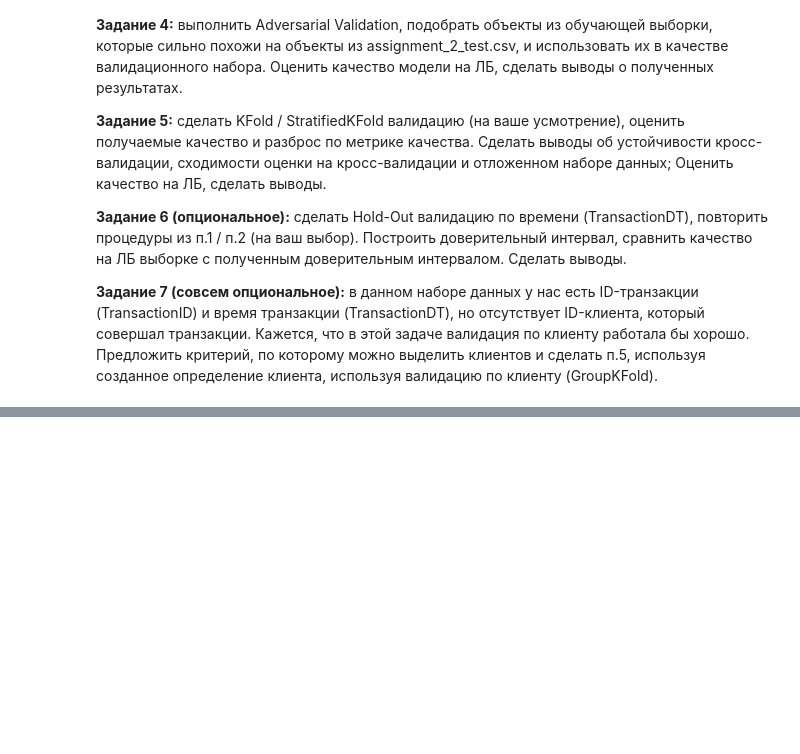
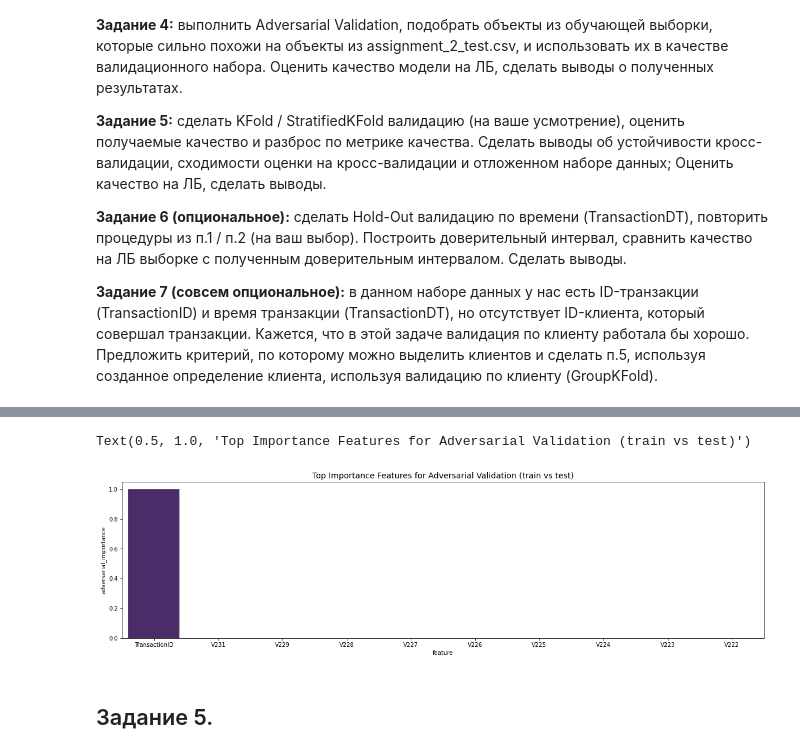
Before and after one commit to lyutov89/Kaggle_platform_GB, a Jupyter notebook: lesson03/HW_3_kaggle.ipynb, the cells around one changed output, grey strips where cells are left out. Saved outputs shown, nothing was run; the diff lists cells and outputs as text; code cells hidden in the pictures; blank space fills up the shorter version.

```diff
--- a/lesson03/HW_3_kaggle.ipynb
+++ b/lesson03/HW_3_kaggle.ipynb
@@ -79,0 +179,3 @@ train_path = '/content/drive/MyDrive/Colab Notebooks/Datasets/Kaggle_course/data
+# %%
+y_lead = test['isFraud']
+x_lead = test.drop('isFraud', axis=1)
@@ -79,0 +258,15 @@ train_path = '/content/drive/MyDrive/Colab Notebooks/Datasets/Kaggle_course/data
+# %%
+x_train, x_valid = train_test_split(
+    data, train_size=0.7, shuffle=True, random_state=1,
+)
+y_train, y_valid = train_test_split(
+    target, train_size=0.7, shuffle=True, random_state=1,
+)
+
+
+x_valid, x_test = train_test_split(
+    x_valid, train_size=0.7, shuffle=True, random_state=42
+)
+y_valid, y_test = train_test_split(
+    y_valid, train_size=0.7, shuffle=True, random_state=42
+)
@@ -79,0 +502,9 @@ train_path = '/content/drive/MyDrive/Colab Notebooks/Datasets/Kaggle_course/data
+# %%
+x_adv = pd.concat([
+    x_train, x_lead], axis=0
+)
+y_adv = np.hstack((np.zeros(x_train.shape[0]), np.ones(x_lead.shape[0])))
+assert x_adv.shape[0] == y_adv.shape[0]
+# %%
+model = xgb.XGBClassifier(n_estimators=25)
+model.fit(x_adv, y_adv)
@@ -79,0 +544,14 @@ train_path = '/content/drive/MyDrive/Colab Notebooks/Datasets/Kaggle_course/data
+# %%
+importance = pd.DataFrame({
+    "feature": x_adv.columns,
+    "adversarial_importance": model.feature_importances_
+})
+importance = importance.sort_values(by="adversarial_importance", ascending=False)
+importance = importance.head(n=10)
+
+plt.figure(figsize=(20, 5))
+sns.barplot(x=importance["feature"], y=importance["adversarial_importance"], palette="viridis")
+plt.title("Top Importance Features for Adversarial Validation (train vs test)", size=14)
+# %% [output]
+Text(0.5, 1.0, 'Top Importance Features for Adversarial Validation (train vs test)')
+[figure, added]
@@ -79,0 +560,2 @@ train_path = '/content/drive/MyDrive/Colab Notebooks/Datasets/Kaggle_course/data
+# %% [markdown]
+## Задание 5.
```
Also changed, not shown: parts of 48 cells of this notebook.
